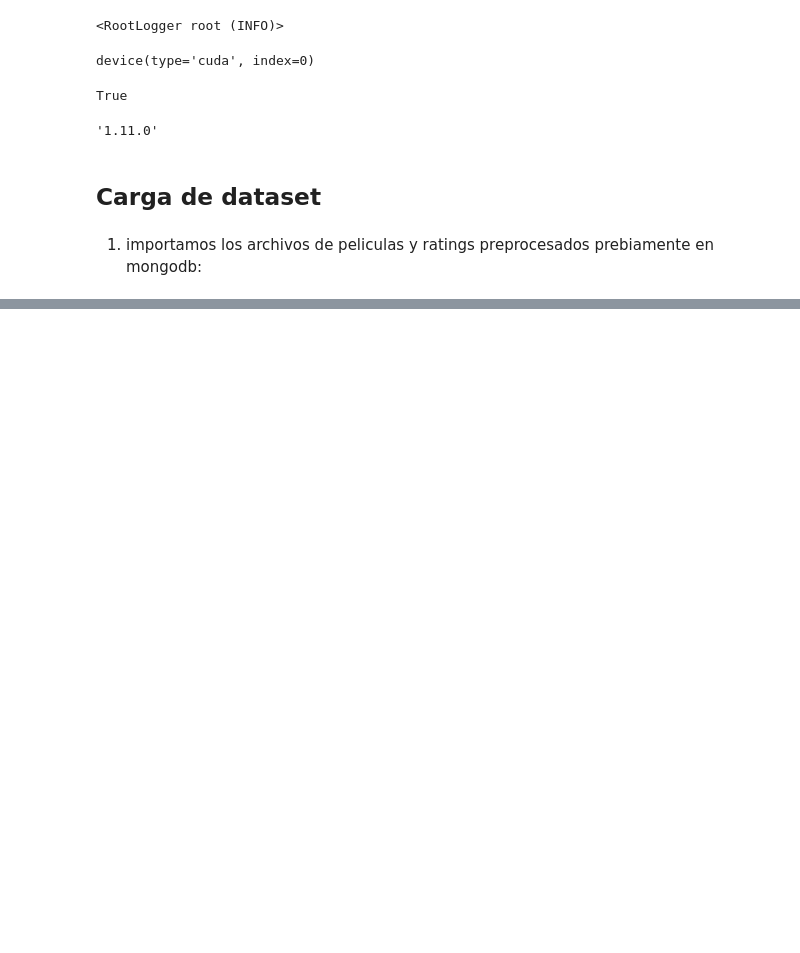
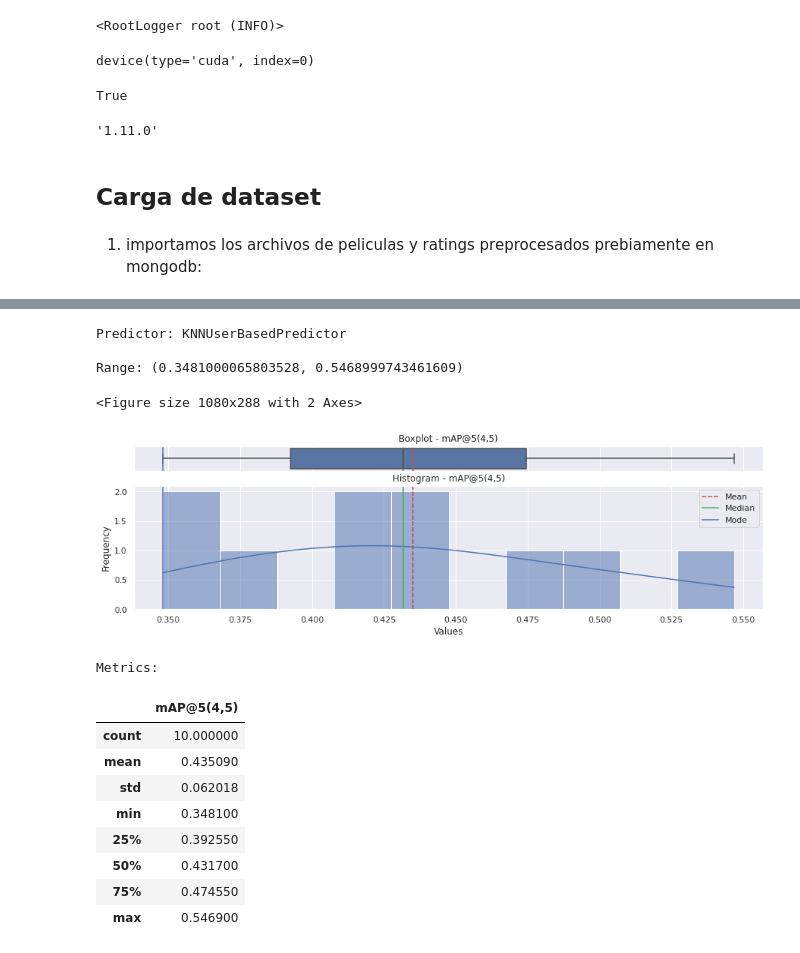
Before and after one commit to adrianmarino/thesis-paper, a Jupyter notebook: notebooks/knn_models.ipynb, the cells around one changed output, grey strips where cells are left out. Cells and saved outputs as stored; diff of their text form; code cells hidden in the pictures; blank space fills up the shorter version.

```diff
--- a/notebooks/knn_models.ipynb
+++ b/notebooks/knn_models.ipynb
@@ -128,0 +125,32 @@ Range: (0.2022, 0.4206)
+# %%
+validator = ml.Validator(
+    n_samples  = 10,
+    batch_size = 1000,
+    metrics    = [
+        mt.MeanAveragePrecisionAtkMetric(user_index=0, k=5, binarizer=mt.between(4, 5))
+    ],
+    predictors = [user_predictor]
+)
+# %%
+summary = validator.validate(
+    dataset,
+    n_neighbors=5000
+)
+# %%
+summary.plot()
+# %% [output]
+Predictor: KNNUserBasedPredictor
+
+Range: (0.3481000065803528, 0.5468999743461609)
+<Figure size 1080x288 with 2 Axes>
+[figure, added]
+Metrics:
+|  | mAP@5(4,5) |
+| count | 10.000000 |
+| mean | 0.435090 |
+| std | 0.062018 |
+| min | 0.348100 |
+| 25% | 0.392550 |
+| 50% | 0.431700 |
+| 75% | 0.474550 |
+| max | 0.546900 |
```
Also changed, not shown: parts of 7 cells of this notebook, 18 other files.
